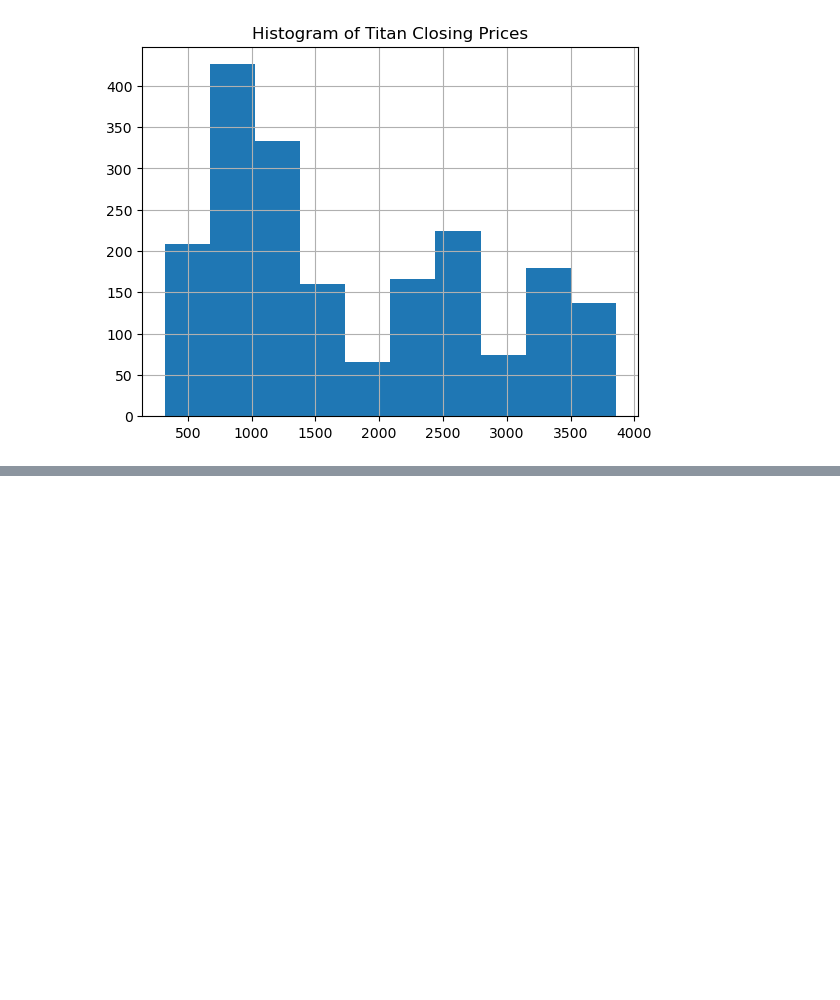
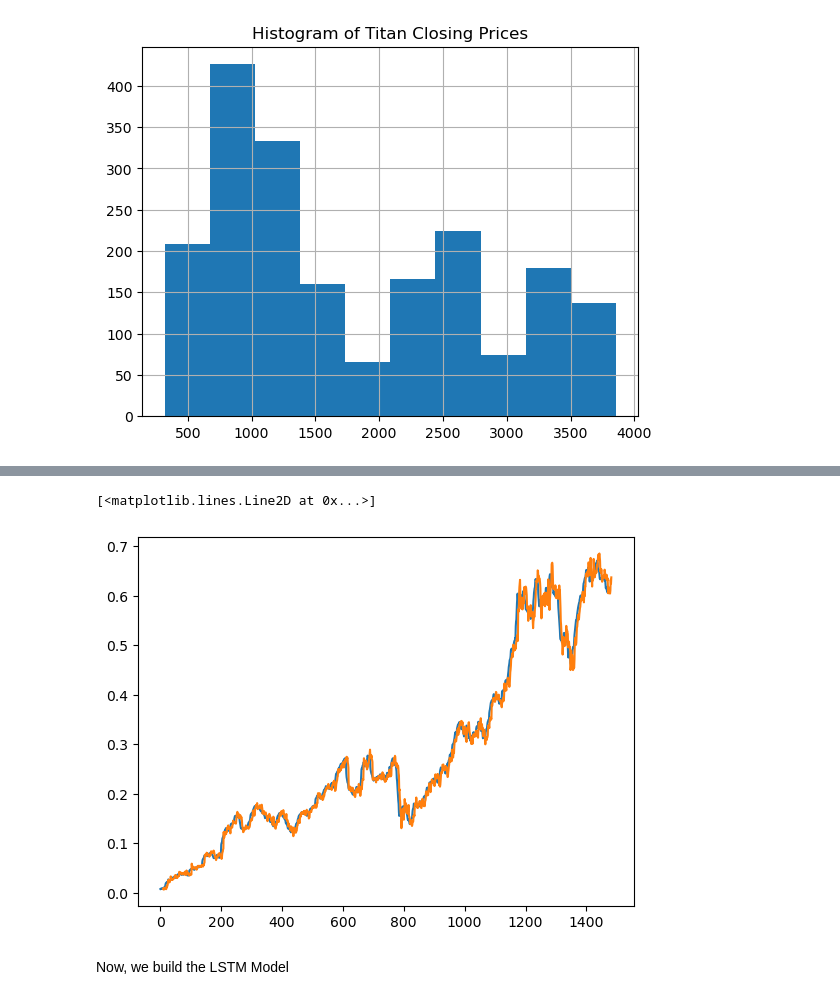
Before and after one commit to 3v-mb/Mini-projects-in-Financial-Engineering, a Jupyter notebook: Titan Stock Analysis.ipynb, the cells around one changed output, grey strips where cells are left out. Drawn from its saved outputs; the diff is of its cells as text; code cells hidden in the pictures; blank space fills up the shorter version.

Commit message:
first MLP model

```diff
--- a/Titan Stock Analysis.ipynb
+++ b/Titan Stock Analysis.ipynb
@@ -124,0 +280,21 @@ Text(0.5, 1.0, 'Histogram of Titan Closing Prices')
+# %%
+es = tf.keras.callbacks.EarlyStopping(
+    monitor="val_loss",
+    mode="min",
+    verbose=1,
+    patience=20,
+    restore_best_weights=True,
+)
+# %%
+X_train_scaled = train_scaled[['Close', '1d_lag', '2d_mva', '5d_mva', '7d_mva', '10d_mva', '20d_mva']]
+y_train_scaled = train_scaled[['Target']]
+# %%
+history = model.fit(
+    X_train_scaled,
+    y_train_scaled,
+    validation_split=0.2,
+    epochs=100,
+    batch_size=32,
+    verbose=2,
+    callbacks = [es],
+)
@@ -124,0 +319,3 @@ Text(0.5, 1.0, 'Histogram of Titan Closing Prices')
+# %%
+train_pred = model.predict(X_train_scaled)
+r2_score(y_train_scaled, train_pred)
@@ -124,0 +325,8 @@ Text(0.5, 1.0, 'Histogram of Titan Closing Prices')
+# %%
+plt.plot(train_pred)
+plt.plot(y_train_scaled)
+# %% [output]
+[<matplotlib.lines.Line2D at 0x...>]
+[figure, added]
+# %% [markdown]
+Now, we build the LSTM Model
```
Also changed, not shown: parts of 31 cells of this notebook.
